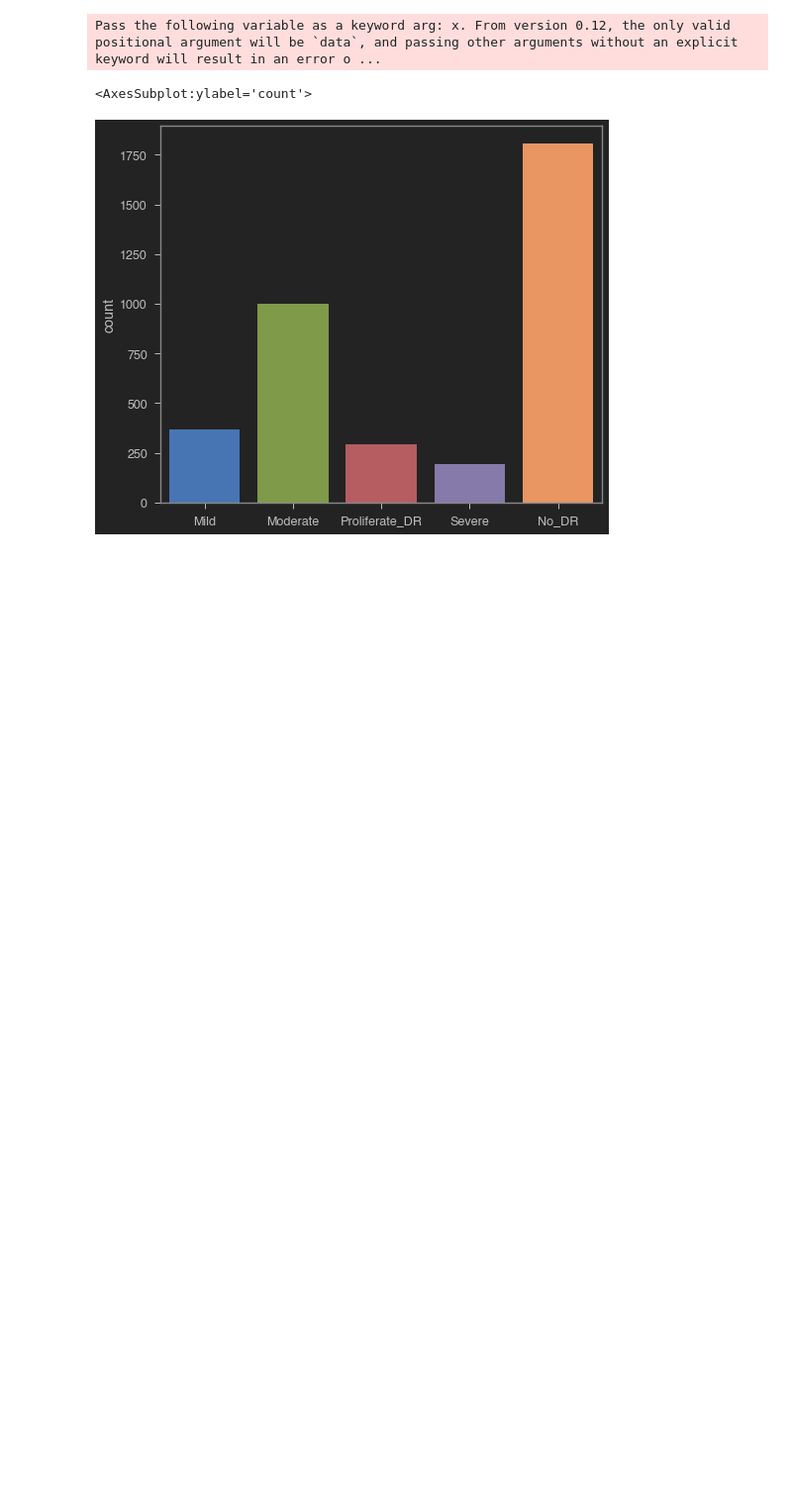
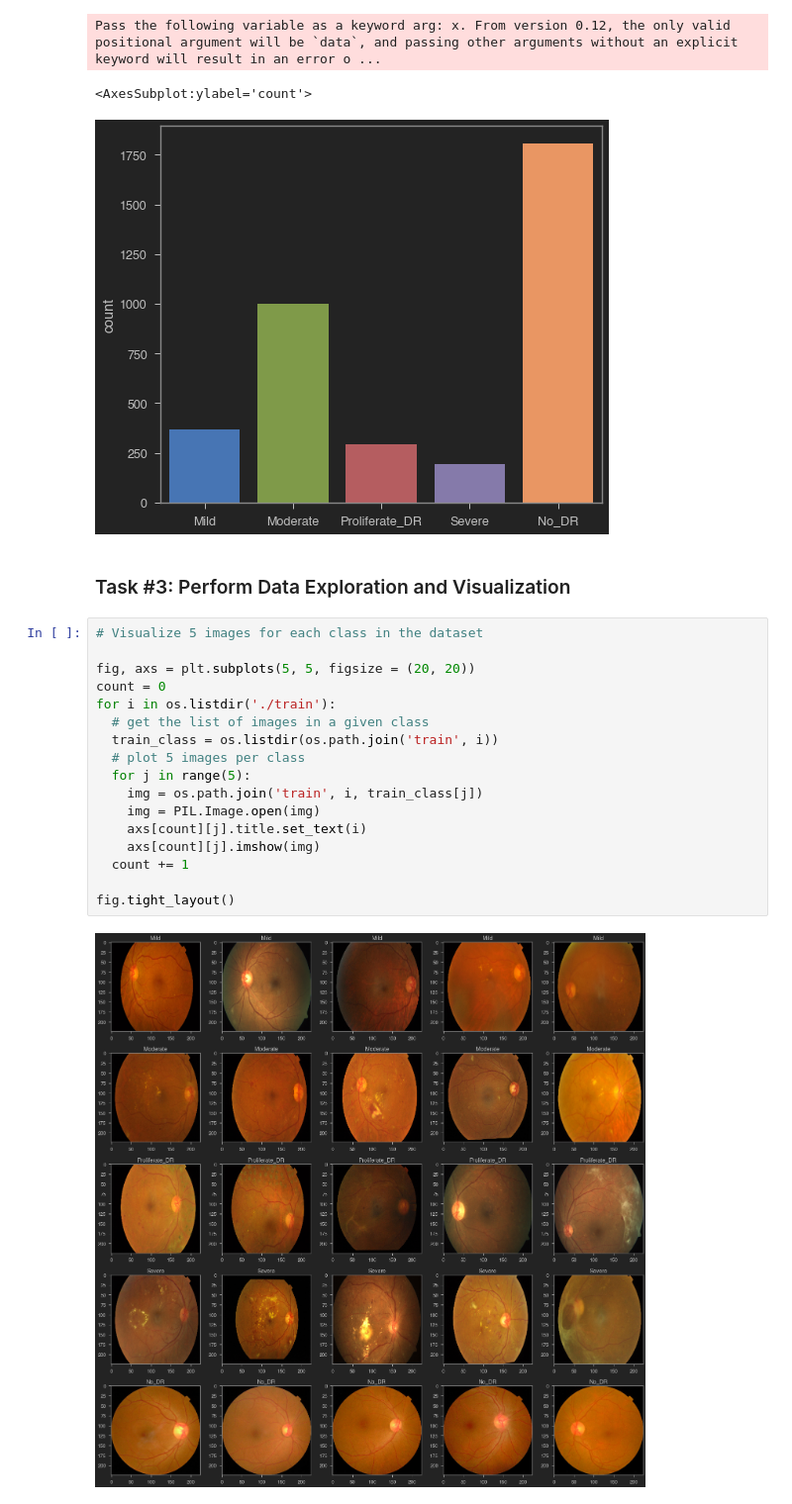
Before and after one commit to zacharyvunguyen/Diabetic_Retinopathy_Detection_Using_Artificial_Intelligence, a Jupyter notebook: Diabetic Retinopathy Detection Solution.ipynb, the cells around one changed output. Shown at 99% size. Drawn from its saved outputs; the diff is of its cells as text; blank space fills up the shorter version.

Commit message:
Started Task #3: Perform Data Exploration and Visualization

```diff
--- a/Diabetic Retinopathy Detection Solution.ipynb
+++ b/Diabetic Retinopathy Detection Solution.ipynb
@@ -145,4 +145,26 @@ sns.countplot(label)
 Pass the following variable as a keyword arg: x. From version 0.12, the only valid positional argument will be `data`, and passing other arguments without an explicit keyword will result in an error o ...
 <AxesSubplot:ylabel='count'>
 [figure]
+# %% [markdown]
+
+### Task #3: Perform Data Exploration and Visualization
+# %%
+# Visualize 5 images for each class in the dataset
+
+fig, axs = plt.subplots(5, 5, figsize = (20, 20))
+count = 0
+for i in os.listdir('./train'):
+  # get the list of images in a given class
+  train_class = os.listdir(os.path.join('train', i))
+  # plot 5 images per class
+  for j in range(5):
+    img = os.path.join('train', i, train_class[j])
+    img = PIL.Image.open(img)
+    axs[count][j].title.set_text(i)
+    axs[count][j].imshow(img)
+  count += 1
+
+fig.tight_layout()
+# %% [output]
+[figure, added]
 # %% [markdown]
```
Also changed, not shown: parts of 1 cell of this notebook, 1 other file.
